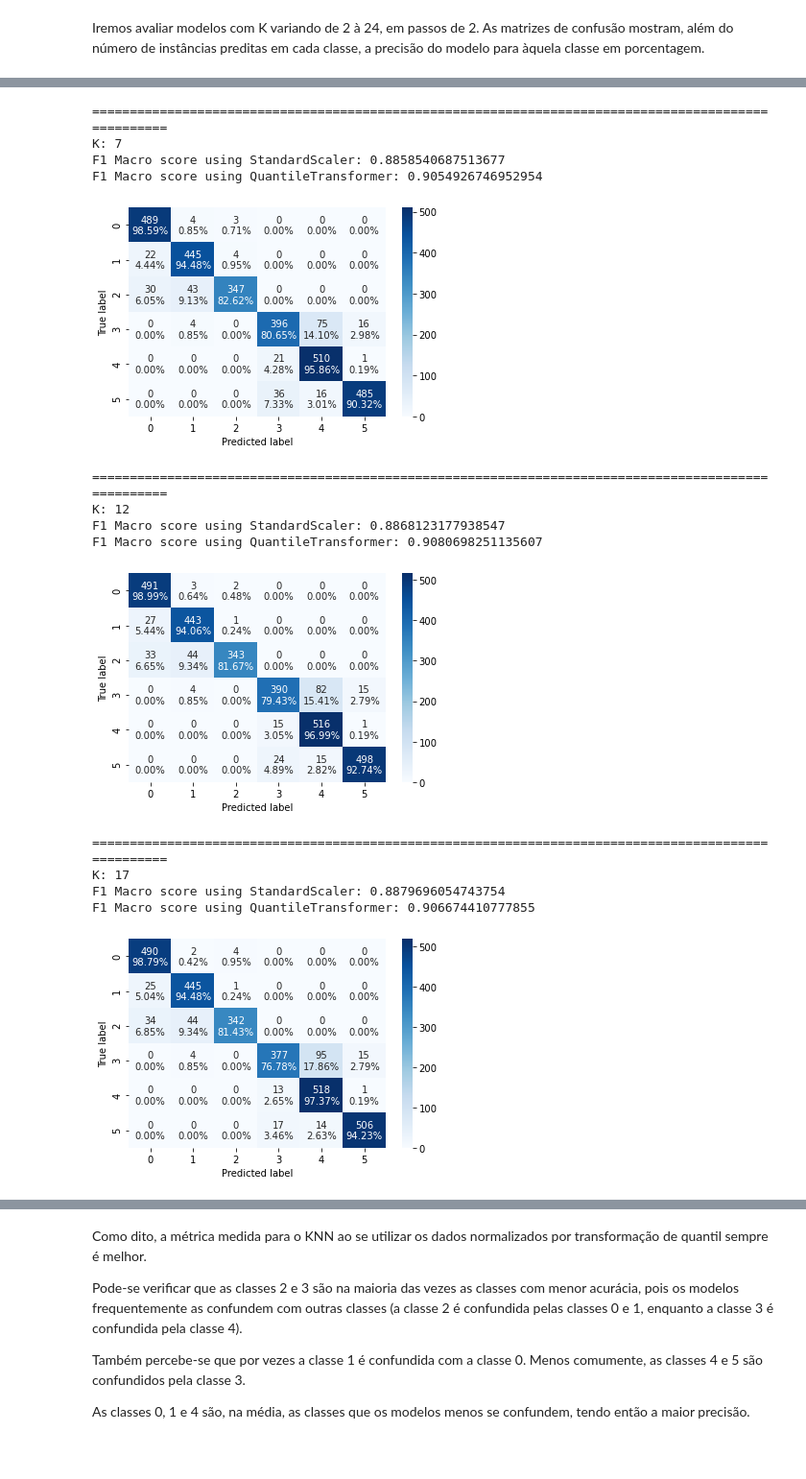
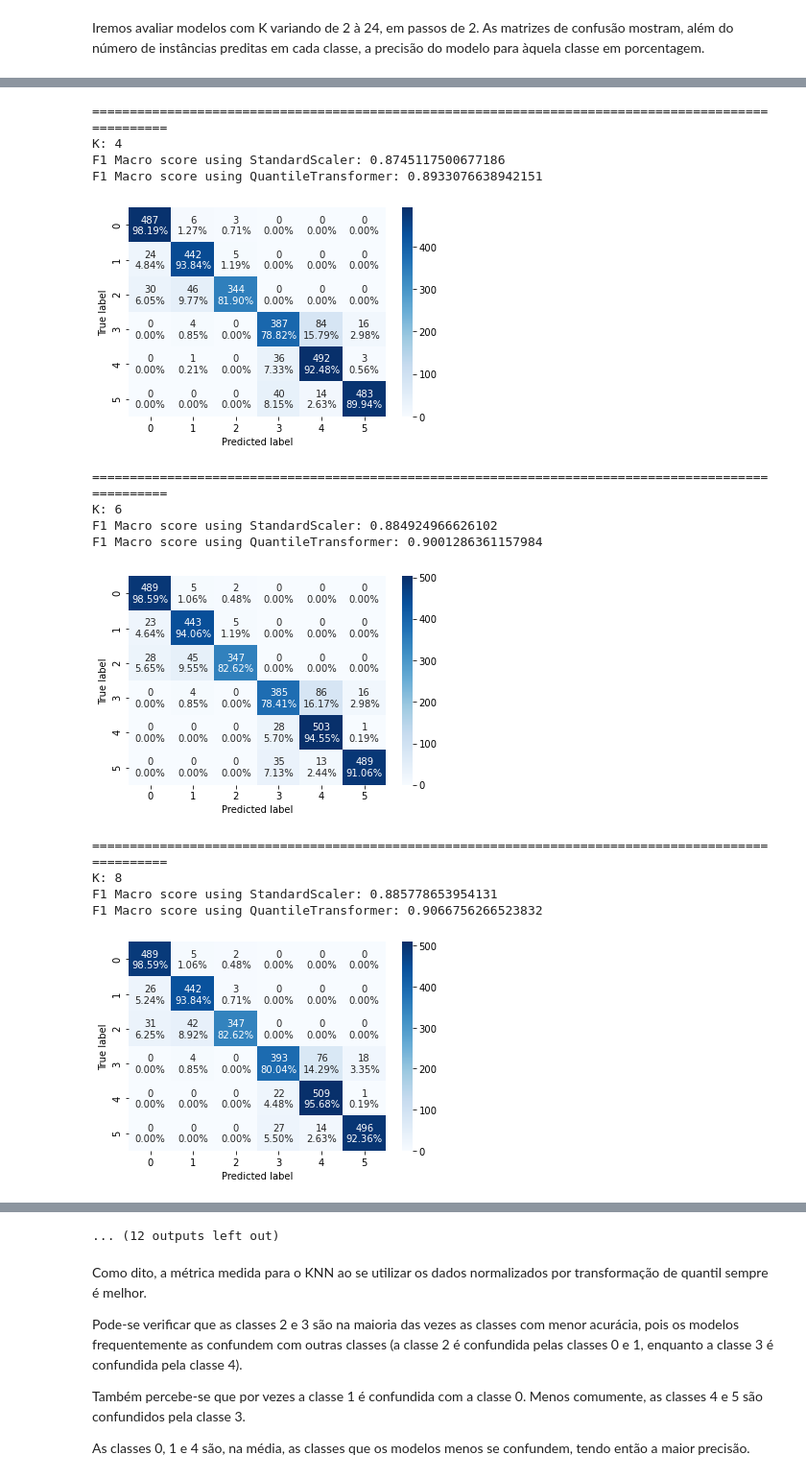
Before and after one commit to Kotzly/IA048_2s2020, a Jupyter notebook: Ex_2/EFC_Pt2.ipynb, the cells around one changed output, grey strips where cells are left out. Shown at 96% size. Saved outputs shown, nothing was run; the diff lists cells and outputs as text; code cells hidden in the pictures; blank space fills up the shorter version.

```diff
--- a/Ex_2/EFC_Pt2.ipynb
+++ b/Ex_2/EFC_Pt2.ipynb
@@ -134,7 +134,7 @@ axes[1].set_title("Com normalização");
 Iremos avaliar modelos com K variando de 2 à 24, em passos de 2. As matrizes de confusão mostram, além do número de instâncias preditas em cada classe, a precisão do modelo para àquela classe em porcentagem.
 # %%
 scorer = make_scorer(macro_f1_score, greater_is_better=True)
-n_neighbors_arr = range(2, 25, 5)
+n_neighbors_arr = range(2, 25, 2)
 
 metrics = []
 
@@ -146,44 +146,44 @@ for n_neighbors in n_neighbors_arr:
     )
     model.fit(x_train_norm, y_train)
     y_pred = model.predict(x_test_norm)
     cm = confusion_matrix(y_test, y_pred)
     metric = macro_f1_score(y_test, y_pred)
 
     model.fit(x_train_norm_qtl, y_train)
     y_pred = model.predict(x_test_norm_qtl)
     cm_qtl = confusion_matrix(y_test, y_pred)
     metric_qtl = macro_f1_score(y_test, y_pred)
 
     metrics.append([n_neighbors, metric, metric_qtl, model])
 
     print("="*100)
     print("K:", n_neighbors)
     print("F1 Macro score using StandardScaler:", metric)
     print("F1 Macro score using QuantileTransformer:", metric_qtl)
     make_confusion_matrix(cm_qtl, sum_stats=False)
     plt.show()
 #     print(cm_qtl, end="\n\n")
 columns=["K", "F1 Macro score", "F1 Macro score (quantile)", "model"]
 metrics = pd.DataFrame(metrics, columns=columns)
 # %% [output]
 ====================================================================================================
 K: 2
 F1 Macro score using StandardScaler: 0.8508844802966231
 F1 Macro score using QuantileTransformer: 0.8691107868003255
 [figure]
 ====================================================================================================
-K: 7
-F1 Macro score using StandardScaler: 0.8858540687513677
-F1 Macro score using QuantileTransformer: 0.9054926746952954
+K: 4
+F1 Macro score using StandardScaler: 0.8745117500677186
+F1 Macro score using QuantileTransformer: 0.8933076638942151
-[figure, old version]
+[figure, new version]
 ====================================================================================================
-K: 12
-F1 Macro score using StandardScaler: 0.8868123177938547
-F1 Macro score using QuantileTransformer: 0.9080698251135607
+K: 6
+F1 Macro score using StandardScaler: 0.884924966626102
+F1 Macro score using QuantileTransformer: 0.9001286361157984
-[figure, old version]
+[figure, new version]
 ====================================================================================================
-K: 17
-F1 Macro score using StandardScaler: 0.8879696054743754
-F1 Macro score using QuantileTransformer: 0.906674410777855
+K: 8
+F1 Macro score using StandardScaler: 0.885778653954131
+F1 Macro score using QuantileTransformer: 0.9066756266523832
-[figure, old version]
+[figure, new version]
 ====================================================================================================
@@ -194,3 +199,4 @@ F1 Macro score using QuantileTransformer: 0.9051583494268681
+... (12 outputs left out)
 # %% [markdown]
 Como dito, a métrica medida para o KNN ao se utilizar os dados normalizados por transformação de quantil sempre é melhor.
 
```
Also changed, not shown: parts of 3 cells of this notebook, 25 other files.
